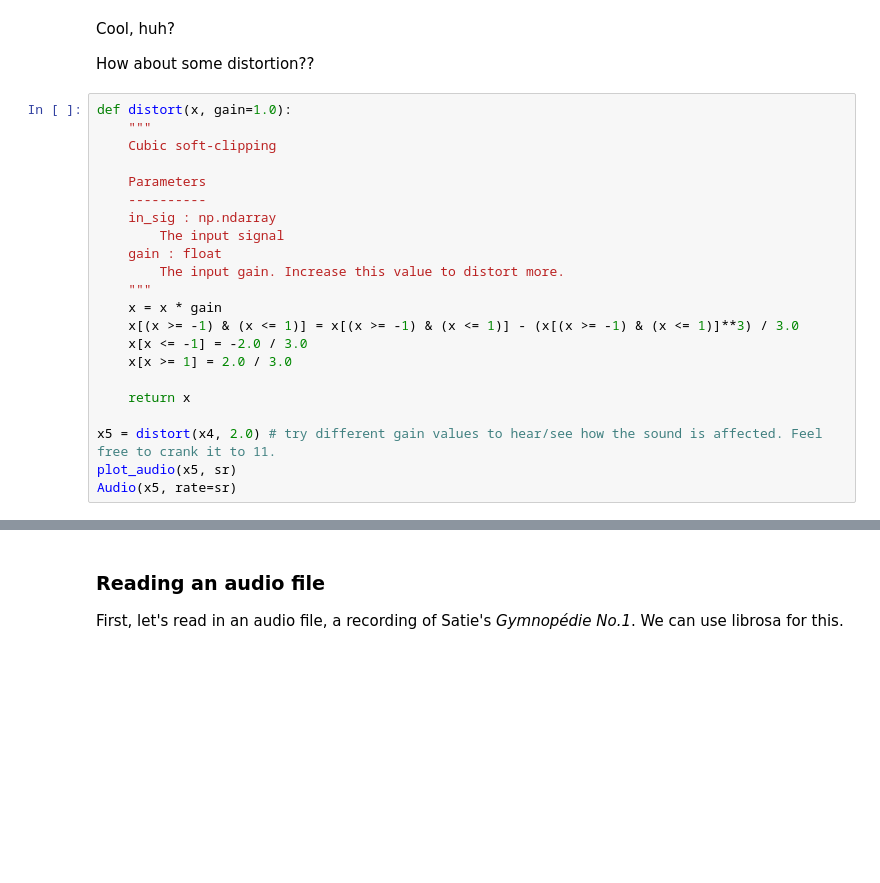
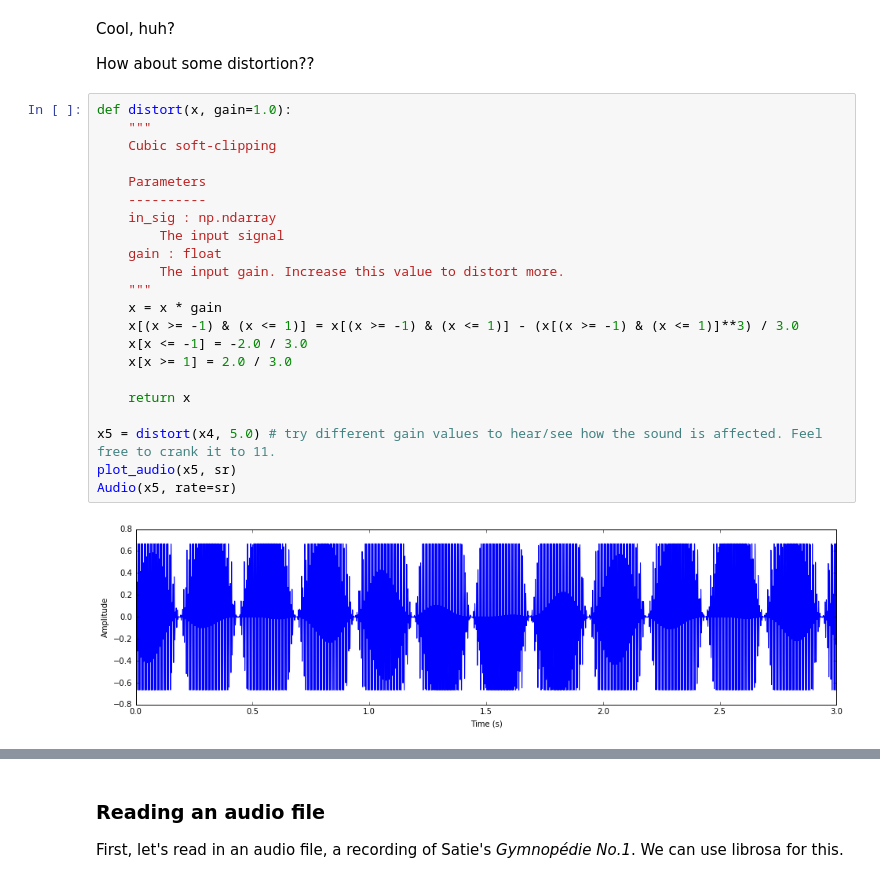
Before and after one commit to hannah-rose/musical_machines, a Jupyter notebook: HW0/HW0.ipynb, the cells around one changed output, grey strips where cells are left out. Drawn from its saved outputs; the diff is of its cells as text; blank space fills up the shorter version.

```diff
--- a/HW0/HW0.ipynb
+++ b/HW0/HW0.ipynb
@@ -189,22 +213,24 @@ How about some distortion??
 # %%
 def distort(x, gain=1.0):
     """
     Cubic soft-clipping
 
     Parameters
     ----------
     in_sig : np.ndarray
         The input signal
     gain : float
         The input gain. Increase this value to distort more.
     """
     x = x * gain
     x[(x >= -1) & (x <= 1)] = x[(x >= -1) & (x <= 1)] - (x[(x >= -1) & (x <= 1)]**3) / 3.0
     x[x <= -1] = -2.0 / 3.0
     x[x >= 1] = 2.0 / 3.0
 
     return x
 
-x5 = distort(x4, 2.0) # try different gain values to hear/see how the sound is affected. Feel free to crank it to 11.
+x5 = distort(x4, 5.0) # try different gain values to hear/see how the sound is affected. Feel free to crank it to 11.
 plot_audio(x5, sr)
 Audio(x5, rate=sr)
+# %% [output]
+[figure, added]
```
Also changed, not shown: parts of 9 cells of this notebook.
